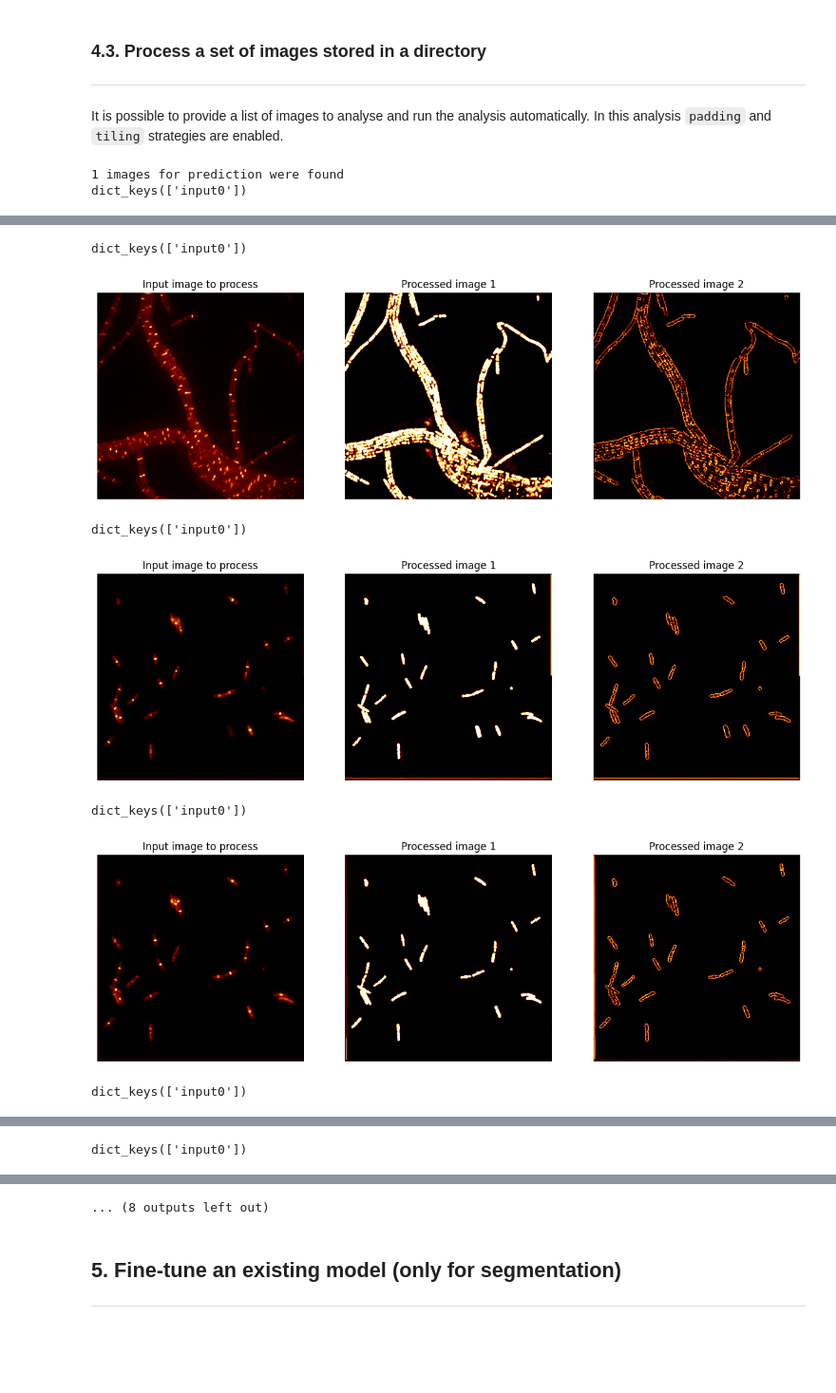
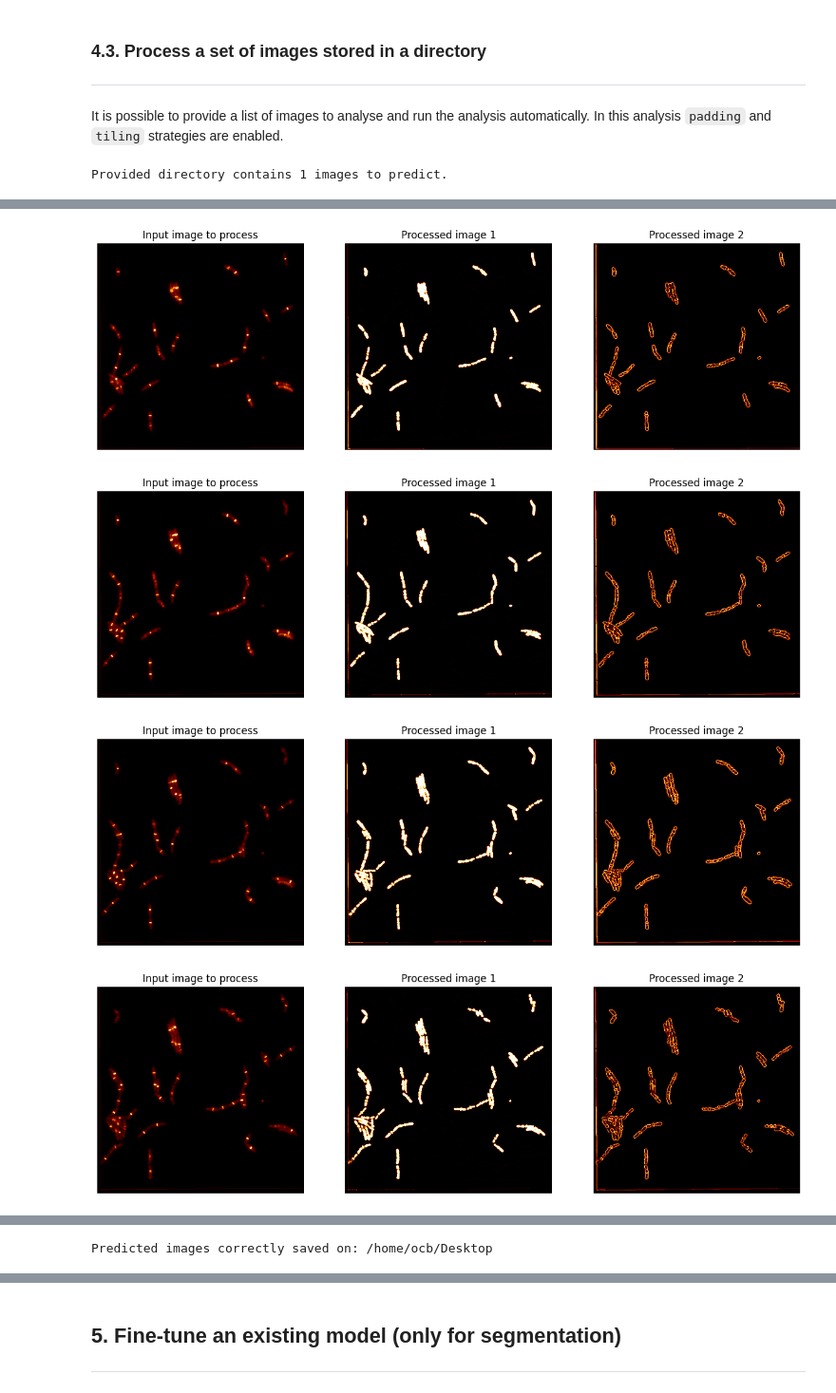
Before and after one commit to HenriquesLab/DL4MicEverywhere, a Jupyter notebook: notebooks/Bespoke_notebooks/bioimageio-pytorch/load_bioimageio_pytorch.ipynb, the cells around one changed output, grey strips where cells are left out. Shown at 95% size. Cells and saved outputs as stored; diff of their text form; code cells hidden in the pictures; blank space fills up the shorter version.

```diff
--- a/notebooks/Bespoke_notebooks/bioimageio-pytorch/load_bioimageio_pytorch.ipynb
+++ b/notebooks/Bespoke_notebooks/bioimageio-pytorch/load_bioimageio_pytorch.ipynb
@@ -466,28 +521,34 @@ The BioImageIO is equipped with the utility function `predict` to run prediction
 Provide the path to the image to be processes in `path2image` or run it with the example image.
 # %%
 #@markdown ##Indicate the path to the image
-from bioimageio.core import predict
-from bioimageio.spec.utils import load_array
-from bioimageio.core import Sample, Tensor
 
-# path + name of the stored output
+# You might want to use the test images (like on section 4.1.)
 use_test_image = False #@param {type:"boolean"}
+
 #@markdown ### If you have an image in a folder to segment, copy the path to it here:
 path2image = "/home/ocb/Documents/IH/DeepBacs/Multilabel_U-Net_dataset_B.subtilis/test/source/test_9.tif"  #@param {type:"string"}
 #@markdown ### Indicate where to save the output of the model:s
 save_outputs = "/home/ocb/Desktop"  #@param {type:"string"}
 
+# Create the result/output folder
+os.makedirs(save_outputs, exist_ok=True)
+
 if use_test_image:
+  # Download and take the input paths from the model description
   input_paths = {ipt.id: download(ipt.test_tensor).path for ipt in model.inputs}
 else:
+  # Load the paths to the input images
   input_paths = {"input0": Path(path2image)}
 
+# The prediction pipeline expects a Sample object from bioimageio.core
 input_sample = create_sample_for_model(
     model=model, inputs=input_paths, sample_id="my_demo_sample"
 )
 
+# Use the predict function with the defined Samples
 prediction = predict(model=model, inputs=input_sample)
 
+# Convert both input and output sample tensors into a NumPy format to save and plot them
 input_sample_tensor = input_sample.members["input0"].data
 input_sample_tensor = np.squeeze(input_sample_tensor)
 prediction_tensor = prediction.members["output0"].data
@@ -497,7 +558,8 @@ prediction_tensor = np.squeeze(prediction_tensor)
 filename = path2image.split(os.sep)[-1]
 name, extenstion = filename.split('.')
 for i, f in enumerate(prediction_tensor):
-  io.imsave(fname=os.path.join(save_outputs, f"{name}_{i}.{extenstion}"),arr=f)
+  imsave(uri=os.path.join(save_outputs, f"{name}_{i}.{extenstion}"), im=f)
+print(f"Predicted images correctly saved on: {save_outputs}")
 
 # Plot the input image and the predicted results
 plt.figure(figsize=(15,15))
@@ -522,27 +584,34 @@ dict_keys(['input0'])
 It is possible to provide a list of images to analyse and run the analysis automatically. In this analysis `padding` and `tiling` strategies are enabled.
 # %%
 #@markdown ##Indicate a directory with images to analyse and a directory to save the images
-from skimage import io
 
 im_dir = "/home/ocb/Documents/IH/DeepBacs/Multilabel_U-Net_dataset_B.subtilis/test/source" #@param {type:"string"}
-results_dir = "/home/ocb/Desktop" #@param {type:"string"}
-os.makedirs(results_dir, exist_ok=True)
+save_outputs = "/home/ocb/Desktop" #@param {type:"string"}
+
+# Create the result/output folder
+os.makedirs(save_outputs, exist_ok=True)
 
 # Get the list of images to analyse and the same list to save the images
 input_path_list = [os.path.join(im_dir,f) for f in sorted(os.listdir(im_dir)) if not f.startswith('.')]
 
-print(len(input_paths), "images for prediction were found")
+print(f"Provided directory contains {len(input_paths)} images to predict.")
 
 for in_idx, in_path in enumerate(input_path_list):
 
+    # Apparently the implementation requires to provide an input sample of the same shape and
+    # with the same id as the one the model already ahs, for that reason we need to process images
+    # one by one.
     input_paths_dict = {f"input0": Path(in_path)}
 
+    # The prediction pipeline expects a Sample object from bioimageio.core
     input_sample = create_sample_for_model(
         model=model, inputs=input_paths_dict, sample_id="my_demo_sample"
     )
 
+    # Use the predict function with the defined Samples
     prediction = predict(model=model, inputs=input_sample)
 
+    # Convert both input and output sample tensors into a NumPy format to save and plot them
     input_sample_tensor = input_sample.members["input0"].data
     input_sample_tensor = np.squeeze(input_sample_tensor)
     prediction_tensor = prediction.members["output0"].data
@@ -552,7 +621,7 @@ for in_idx, in_path in enumerate(input_path_list):
     filename = in_path.split(os.sep)[-1]
     name, extenstion = filename.split('.')
     for pred_idx, pred in enumerate(prediction_tensor):
-        io.imsave(fname=os.path.join(results_dir, f"{name}_{pred_idx}.{extenstion}"),arr=pred)
+        imsave(uri=os.path.join(save_outputs, f"{name}_{pred_idx}.{extenstion}"), im=pred)
 
     # Plot the input image and the predicted results
     plt.figure(figsize=(15,15))
@@ -567,7 +636,8 @@ for in_idx, in_path in enumerate(input_path_list):
         plt.axis('off')
         plt.title(f"Processed image {pred_idx+1}")
     plt.show()
+
+print(f"Predicted images correctly saved on: {save_outputs}")
 # %% [output]
-1 images for prediction were found
-dict_keys(['input0'])
+Provided directory contains 1 images to predict.
 [figure]
@@ -573,0 +647,4 @@ dict_keys(['input0'])
+[figure]
+[figure]
+[figure, added]
+[figure, added]
@@ -574,7 +653 @@ dict_keys(['input0'])
-dict_keys(['input0'])
+Predicted images correctly saved on: /home/ocb/Desktop
-[figure]
-dict_keys(['input0'])
-[figure]
-dict_keys(['input0'])
-[figure]
-dict_keys(['input0'])
@@ -582 +653,0 @@ dict_keys(['input0'])
-dict_keys(['input0'])
@@ -584,2 +654 @@ dict_keys(['input0'])
-... (8 outputs left out)
 # %%
```
Also changed, not shown: parts of 30 cells of this notebook, 3 other files.
